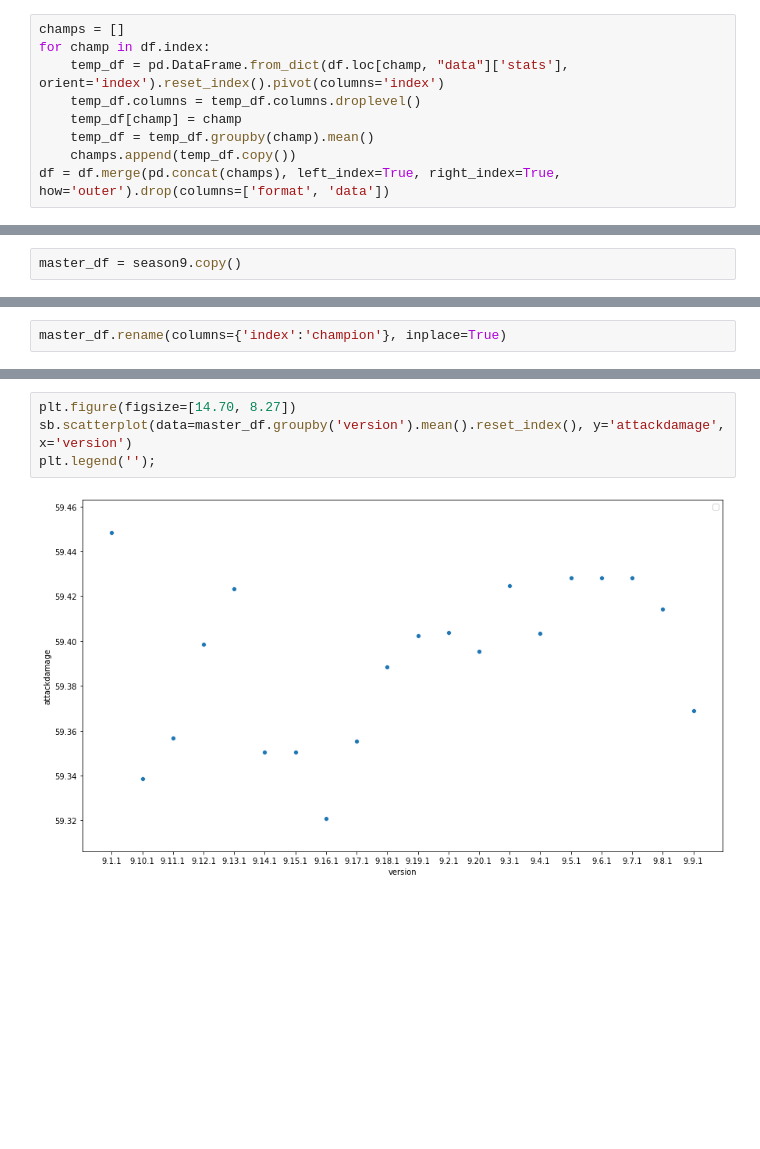
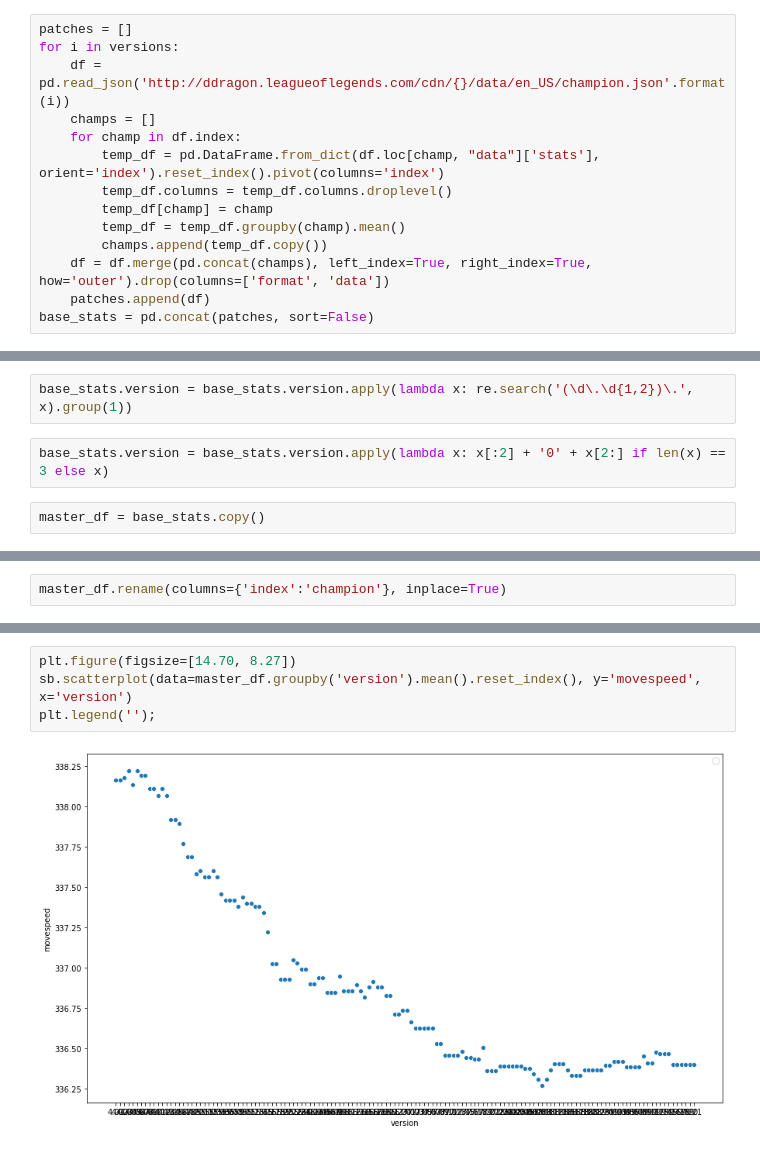
Before and after one commit to BeRT2me/Riot_API_Exploration, a Jupyter notebook: data_creation.ipynb, the cells around one changed output, grey strips where cells are left out. Drawn from its saved outputs; the diff is of its cells as text; blank space fills up the shorter version.

Commit message:
All season's base stats put into pickle

```diff
--- a/data_creation.ipynb
+++ b/data_creation.ipynb
@@ -10,9 +9,14 @@ for i in range(1,21):
 # %%
-champs = []
-for champ in df.index:
-    temp_df = pd.DataFrame.from_dict(df.loc[champ, "data"]['stats'], orient='index').reset_index().pivot(columns='index')
-    temp_df.columns = temp_df.columns.droplevel()
-    temp_df[champ] = champ
-    temp_df = temp_df.groupby(champ).mean()
-    champs.append(temp_df.copy())
-df = df.merge(pd.concat(champs), left_index=True, right_index=True, how='outer').drop(columns=['format', 'data'])
+patches = []
+for i in versions:
+    df = pd.read_json('http://ddragon.leagueoflegends.com/cdn/{}/data/en_US/champion.json'.format(i))
+    champs = []
+    for champ in df.index:
+        temp_df = pd.DataFrame.from_dict(df.loc[champ, "data"]['stats'], orient='index').reset_index().pivot(columns='index')
+        temp_df.columns = temp_df.columns.droplevel()
+        temp_df[champ] = champ
+        temp_df = temp_df.groupby(champ).mean()
+        champs.append(temp_df.copy())
+    df = df.merge(pd.concat(champs), left_index=True, right_index=True, how='outer').drop(columns=['format', 'data'])
+    patches.append(df)
+base_stats = pd.concat(patches, sort=False)
@@ -83,4 +23,8 @@ season9
+# %%
+base_stats.version = base_stats.version.apply(lambda x: re.search('(\d\.\d{1,2})\.', x).group(1))
+# %%
+base_stats.version = base_stats.version.apply(lambda x: x[:2] + '0' + x[2:] if len(x) == 3 else x)
 # %%
-master_df = season9.copy()
+master_df = base_stats.copy()
 # %%
 master_df.reset_index(inplace=True)
@@ -112,6 +53,6 @@ master_df.groupby('version').mean().reset_index()
 # %%
 plt.figure(figsize=[14.70, 8.27])
-sb.scatterplot(data=master_df.groupby('version').mean().reset_index(), y='attackdamage', x='version')
+sb.scatterplot(data=master_df.groupby('version').mean().reset_index(), y='movespeed', x='version')
 plt.legend('');
 # %% [output]
-[figure, old version]
+[figure, new version]
```
Also changed, not shown: parts of 12 cells of this notebook, 2 other files.
